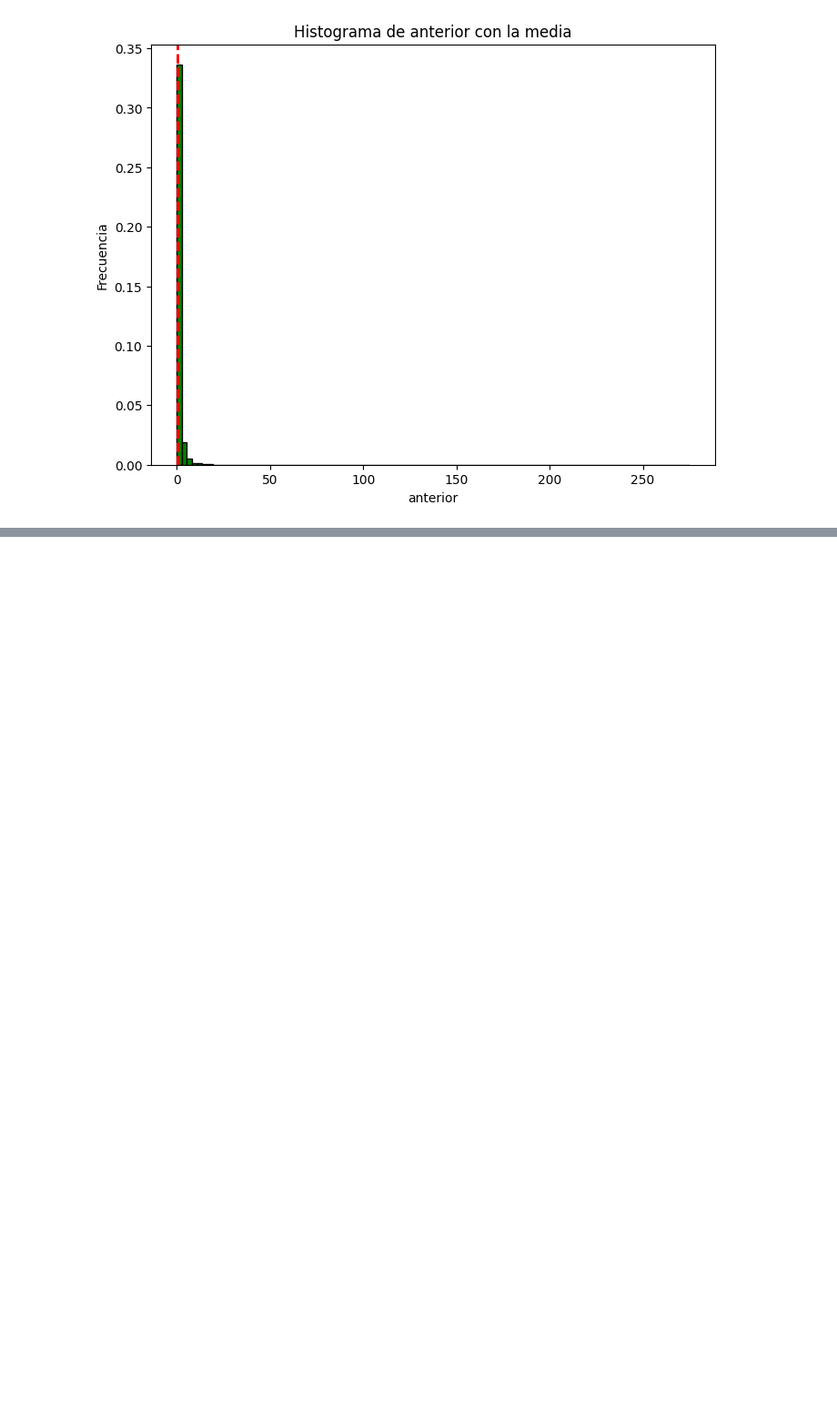
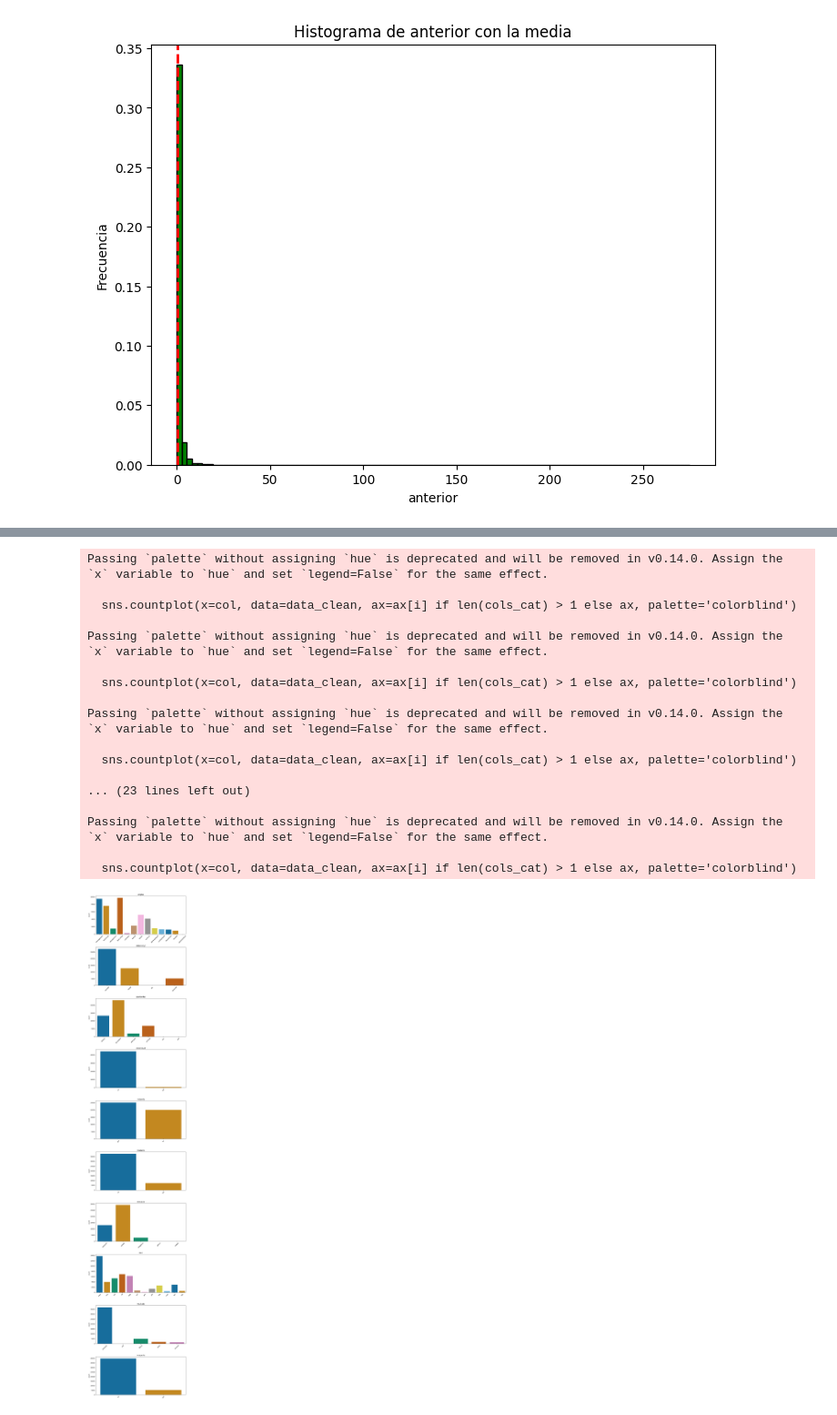
Before and after one commit to Felipecuestas98/Bootcamp-Mintic, a Jupyter notebook: Ejercicio_banco.ipynb, the cells around one changed output, grey strips where cells are left out. Shown at 91% size. Drawn from its saved outputs; the diff is of its cells as text; code cells hidden in the pictures; blank space fills up the shorter version.

```diff
--- a/Ejercicio_banco.ipynb
+++ b/Ejercicio_banco.ipynb
@@ -303,0 +379,36 @@ for columna in numericas:
+# %%
+# Unificar subniveles con errores de tipado como mayúscula o minúsculas
+for column in cols_cat:
+    data_clean[column] = data_clean[column].astype(str).str.lower()
+
+# Graficar nuevamente
+fig, ax = plt.subplots(nrows=len(cols_cat), ncols=1, figsize=(10, 5*len(cols_cat)))
+fig.subplots_adjust(hspace=0.5)
+
+for i, col in enumerate(cols_cat):
+    sns.countplot(x=col, data=data_clean, ax=ax[i] if len(cols_cat) > 1 else ax, palette='colorblind')
+    ax[i].set_title(col) if len(cols_cat) > 1 else ax.set_title(col)
+    ax[i].tick_params(axis='x', rotation=45) if len(cols_cat) > 1 else ax.tick_params(axis='x', rotation=45)
+    ax[i].set_xlabel('') if len(cols_cat) > 1 else ax.set_xlabel('')
+
+plt.tight_layout()
+plt.show()
+# %% [output]
+Passing `palette` without assigning `hue` is deprecated and will be removed in v0.14.0. Assign the `x` variable to `hue` and set `legend=False` for the same effect.
+
+  sns.countplot(x=col, data=data_clean, ax=ax[i] if len(cols_cat) > 1 else ax, palette='colorblind')
+
+Passing `palette` without assigning `hue` is deprecated and will be removed in v0.14.0. Assign the `x` variable to `hue` and set `legend=False` for the same effect.
+
+  sns.countplot(x=col, data=data_clean, ax=ax[i] if len(cols_cat) > 1 else ax, palette='colorblind')
+
+Passing `palette` without assigning `hue` is deprecated and will be removed in v0.14.0. Assign the `x` variable to `hue` and set `legend=False` for the same effect.
+
+  sns.countplot(x=col, data=data_clean, ax=ax[i] if len(cols_cat) > 1 else ax, palette='colorblind')
+
+... (23 lines left out)
+
+Passing `palette` without assigning `hue` is deprecated and will be removed in v0.14.0. Assign the `x` variable to `hue` and set `legend=False` for the same effect.
+
+  sns.countplot(x=col, data=data_clean, ax=ax[i] if len(cols_cat) > 1 else ax, palette='colorblind')
+[figure, added]
```
Also changed, not shown: parts of 12 cells of this notebook.
